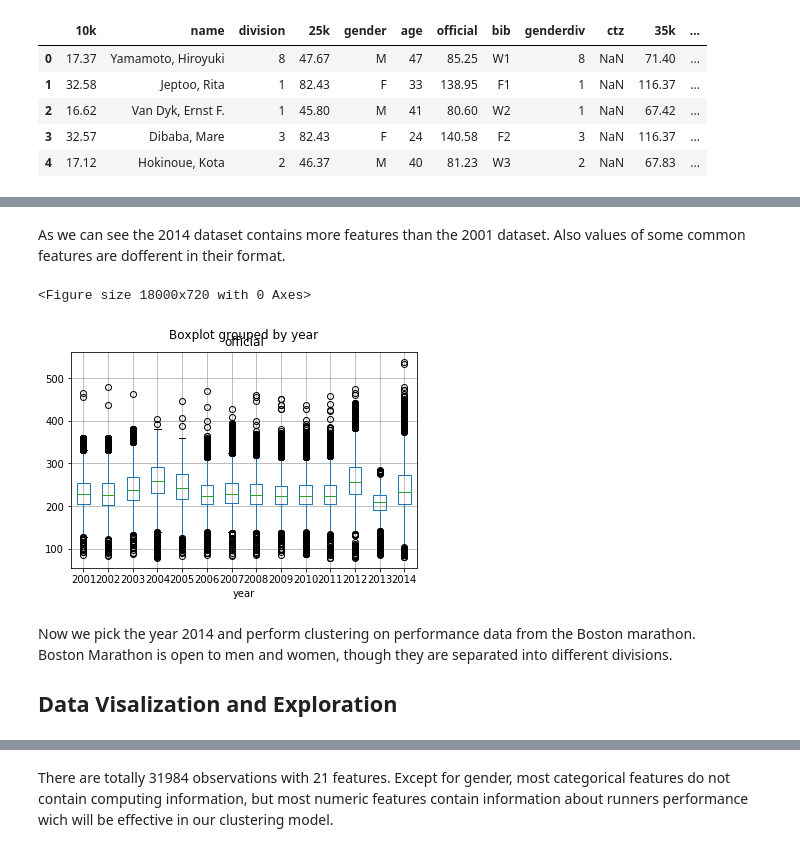
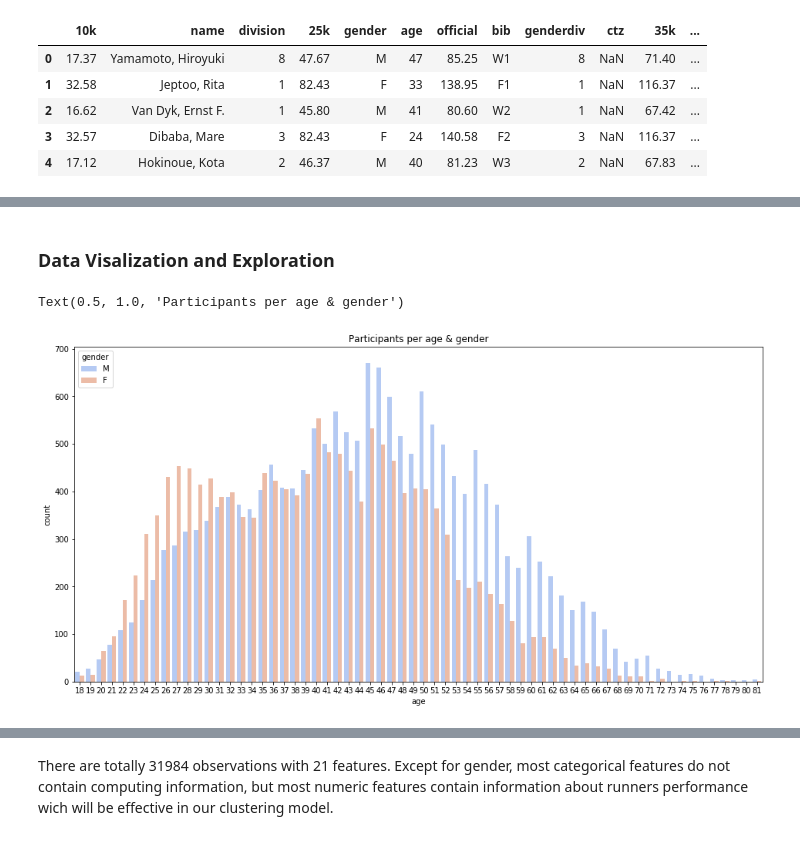
Before and after one commit to fazel74/Thinkful, a Jupyter notebook: 32.10.Unsupervised-Learning-Challenge.ipynb, the cells around one changed output, grey strips where cells are left out. Cells and saved outputs as stored; diff of their text form; code cells hidden in the pictures.

```diff
--- a/32.10.Unsupervised-Learning-Challenge.ipynb
+++ b/32.10.Unsupervised-Learning-Challenge.ipynb
@@ -86,2 +58,0 @@ memory usage: 1.2+ MB
-# %% [markdown]
-As we can see the 2014 dataset contains more features than the 2001 dataset. Also values of some common features are dofferent in their format.
@@ -96,12 +59,10 @@ df_years = pd.concat(years, ignore_index=True).dropna()
-# %%
-plt.figure(figsize=(250, 10))
-df_years.boxplot(column='official', by='year')
-plt.show()
-# %% [output]
-<Figure size 18000x720 with 0 Axes>
-[figure, removed]
-# %% [markdown]
-Now we pick the year 2014 and perform clustering on performance data from the Boston marathon.<br>
-Boston Marathon is open to men and women, though they are separated into different divisions.
-## Data Visalization and Exploration
+# %% [markdown]
+### Data Visalization and Exploration
+# %%
+g = sns.countplot('age', data=df_2014, hue='gender', palette="coolwarm")
+g.figure.set_size_inches(16,8)
+g.set_title("Participants per age & gender")
+# %% [output]
+Text(0.5, 1.0, 'Participants per age & gender')
+[figure, added]
 # %%
```
Also changed, not shown: parts of 41 cells of this notebook.
